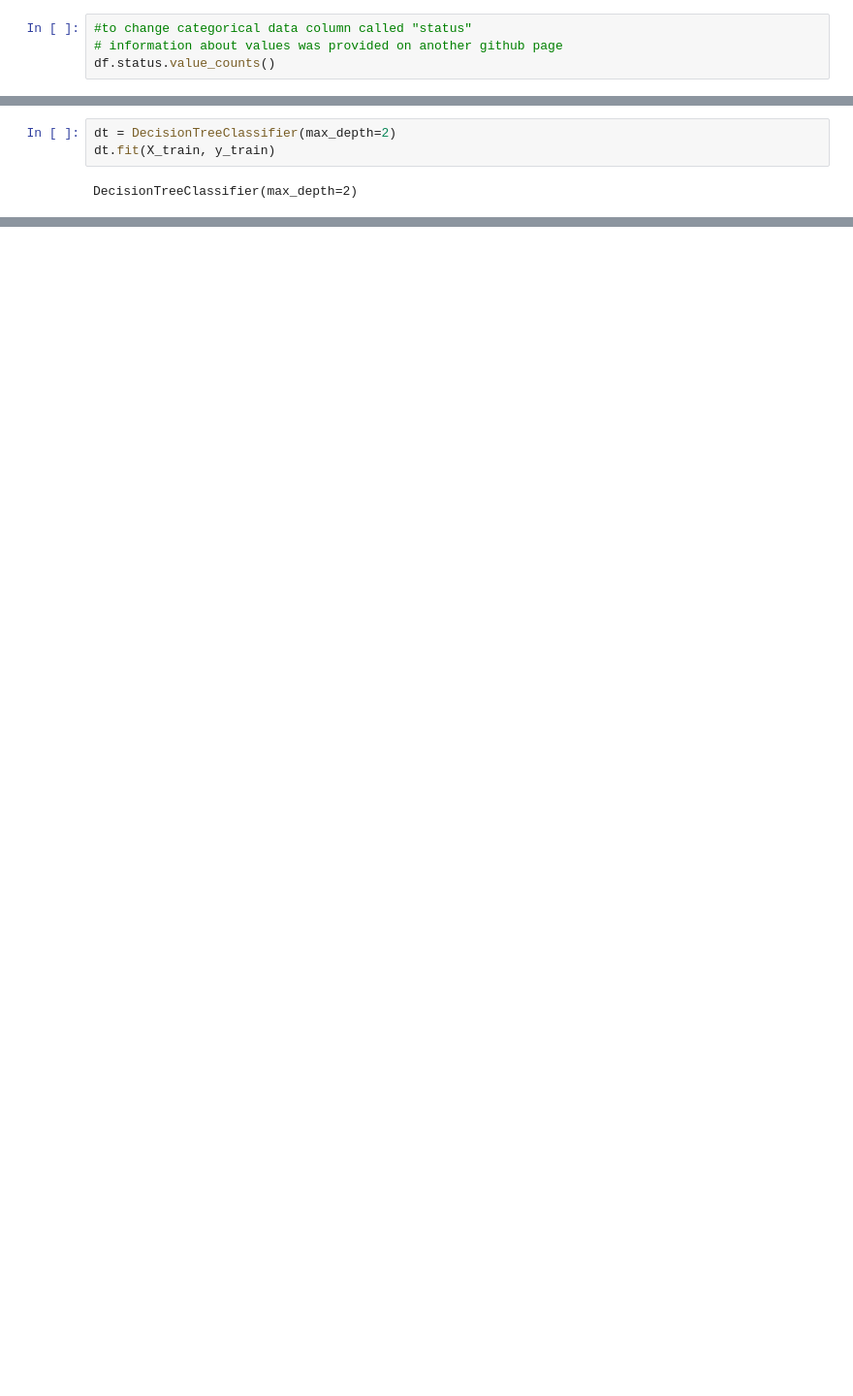
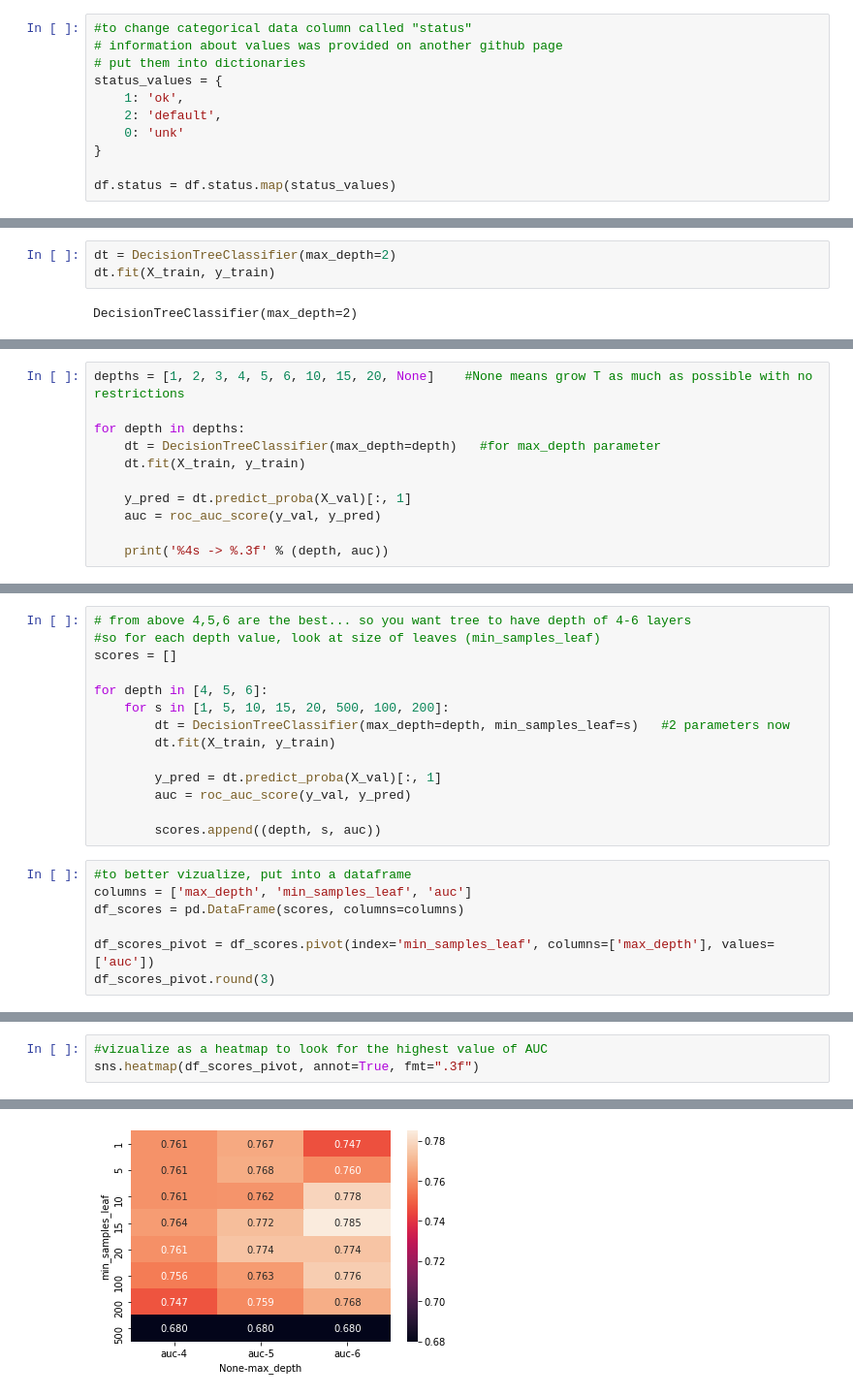
Before and after one commit to sarakubik/MLZoomcamp, a Jupyter notebook: ch6.ipynb, the cells around one changed output, grey strips where cells are left out. Shown at 97% size. Saved outputs shown, nothing was run; the diff lists cells and outputs as text; blank space fills up the shorter version.

Commit message:
Add files via upload
Worked on creating the model's best decision tree.

```diff
--- a/ch6.ipynb
+++ b/ch6.ipynb
@@ -61,4 +20,11 @@ df
 # %%
 #to change categorical data column called "status"
 # information about values was provided on another github page
-df.status.value_counts()
+# put them into dictionaries
+status_values = {
+    1: 'ok',
+    2: 'default',
+    0: 'unk'
+}
+
+df.status = df.status.map(status_values)
@@ -328,0 +263,11 @@ print(export_text(dt, feature_names=dv.get_feature_names()))
+# %%
+depths = [1, 2, 3, 4, 5, 6, 10, 15, 20, None]    #None means grow T as much as possible with no restrictions
+
+for depth in depths:
+    dt = DecisionTreeClassifier(max_depth=depth)   #for max_depth parameter
+    dt.fit(X_train, y_train)
+
+    y_pred = dt.predict_proba(X_val)[:, 1]
+    auc = roc_auc_score(y_val, y_pred)
+
+    print('%4s -> %.3f' % (depth, auc))
@@ -328,0 +285,21 @@ print(export_text(dt, feature_names=dv.get_feature_names()))
+# %%
+# from above 4,5,6 are the best... so you want tree to have depth of 4-6 layers
+#so for each depth value, look at size of leaves (min_samples_leaf)
+scores = []
+
+for depth in [4, 5, 6]:
+    for s in [1, 5, 10, 15, 20, 500, 100, 200]:
+        dt = DecisionTreeClassifier(max_depth=depth, min_samples_leaf=s)   #2 parameters now
+        dt.fit(X_train, y_train)
+
+        y_pred = dt.predict_proba(X_val)[:, 1]
+        auc = roc_auc_score(y_val, y_pred)
+
+        scores.append((depth, s, auc))
+# %%
+#to better vizualize, put into a dataframe
+columns = ['max_depth', 'min_samples_leaf', 'auc']
+df_scores = pd.DataFrame(scores, columns=columns)
+
+df_scores_pivot = df_scores.pivot(index='min_samples_leaf', columns=['max_depth'], values=['auc'])
+df_scores_pivot.round(3)
@@ -328,0 +318,4 @@ print(export_text(dt, feature_names=dv.get_feature_names()))
+# %%
+#vizualize as a heatmap to look for the highest value of AUC
+sns.heatmap(df_scores_pivot, annot=True, fmt=".3f")
+# %% [output]
@@ -328,0 +323 @@ print(export_text(dt, feature_names=dv.get_feature_names()))
+[figure, added]
```
Also changed, not shown: parts of 38 cells of this notebook.
